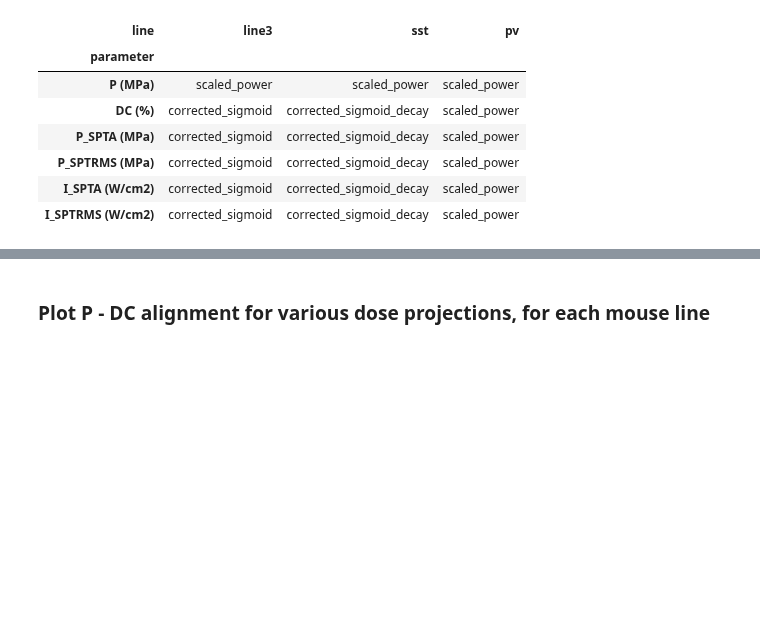
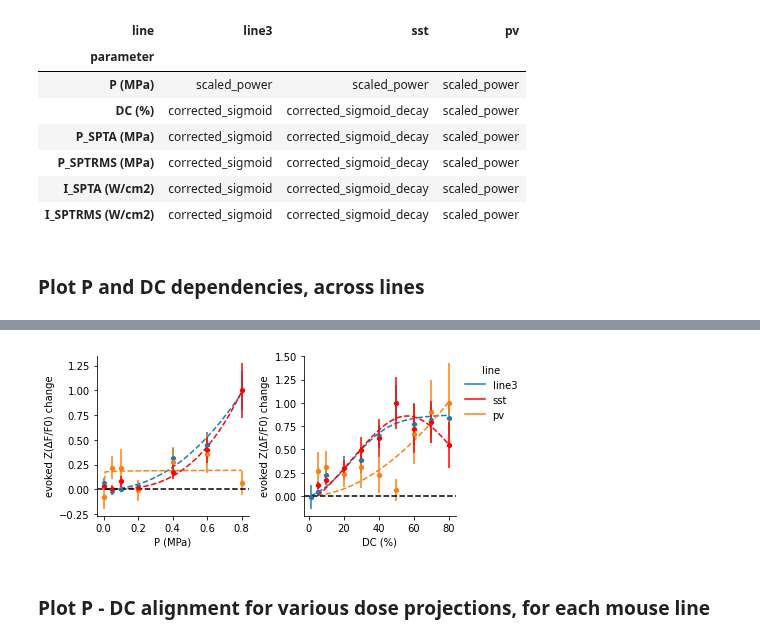
Before and after one commit to shohamlab/usnm2p, a Jupyter notebook: main_analysis.ipynb, the cells around one changed output, grey strips where cells are left out. Saved outputs shown, nothing was run; the diff lists cells and outputs as text; code cells hidden in the pictures; blank space fills up the shorter version.

```diff
--- a/main_analysis.ipynb
+++ b/main_analysis.ipynb
@@ -144,3 +149,51 @@ fit_dict
 | P_SPTRMS (MPa) | corrected_sigmoid | corrected_sigmoid_decay | scaled_power |
 | I_SPTA (W/cm2) | corrected_sigmoid | corrected_sigmoid_decay | scaled_power |
 | I_SPTRMS (W/cm2) | corrected_sigmoid | corrected_sigmoid_decay | scaled_power |
+# %% [markdown]
+### Plot P and DC dependencies, across lines
+# %%
+# Define input parameter and associated x-scale
+xkeys = [
+    Label.P,
+    Label.DC
+]
+
+# Define response variables
+ykeys = [
+    get_change_key(Label.ZSCORE)
+]
+
+# # For each response variable
+# for ykey in ykeys:
+#     # Create figure
+#     # figkey = 'simparams_deps'
+#     # figs[figkey], axes = plt.subplots(2, 2, figsize=(6, 5))
+#     # figs[figkey].suptitle(f'{ykey} - parameter dependency', y=1.02);
+
+#     # With and without fit
+#     fits = [None] if ykey == Label.RESP_FRAC else [None, fit_dict]
+    # for axrow, fit in zip(axes, fits):
+
+        # # With and without normalization
+        # for ax, norm in zip(axrow, [False, True]):
+
+# Plot parameter dependency of response variable
+fig = plot_parameter_dependency_across_lines(
+    stats_all.copy(),
+    xkeys,
+    ykeys,
+    lw=0,
+    marker='o',
+    err_style='bars',
+    fit=fit_dict,
+    norm=True
+)
+
+# # Add titles to label original and normalized columns
+# axes[0, 0].set_title('original')
+# axes[0, 1].set_title('normalized')
+
+# # Set aspect ratio to 1 on all axes
+# for ax in axes.flat:
+#     ax.set_box_aspect(1)
+# %% [output]
@@ -147,3 +218,4 @@ fit_dict
+[figure, added]
 # %% [markdown]
 ### Plot P - DC alignment for various dose projections, for each mouse line
 # %%
```
Also changed, not shown: parts of 12 cells of this notebook, 3 other files.
